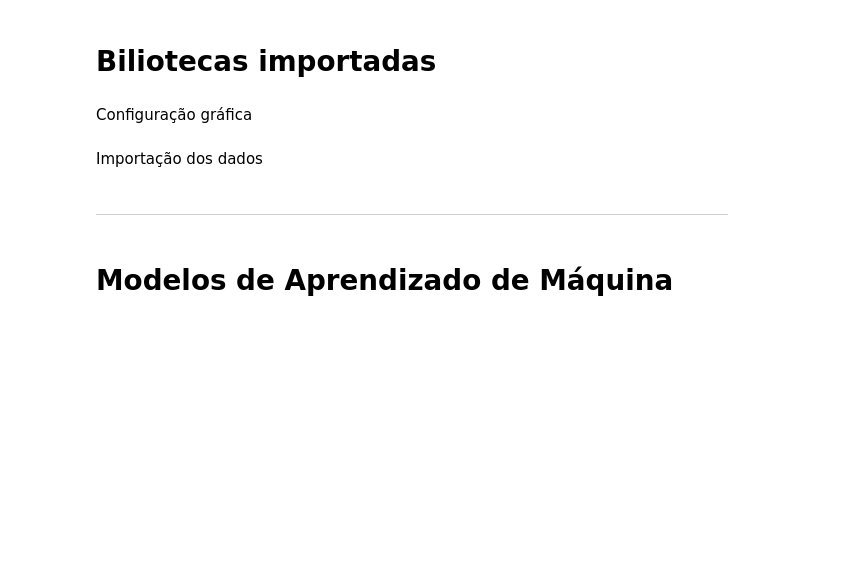
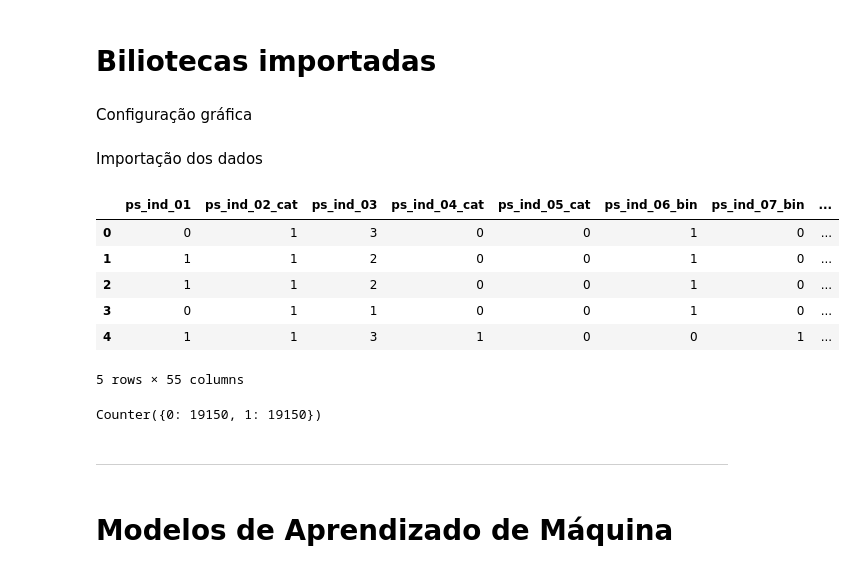
Before and after one commit to fernandohitmas/data_science_challenges, a Jupyter notebook: scripts/kaggle_porto_seguro_safe_driver/03.1.modelling_under_sampling.ipynb, the cells around one changed output. Cells and saved outputs as stored; diff of their text form; code cells hidden in the pictures; blank space fills up the shorter version.

```diff
--- a/scripts/kaggle_porto_seguro_safe_driver/03.1.modelling_under_sampling.ipynb
+++ b/scripts/kaggle_porto_seguro_safe_driver/03.1.modelling_under_sampling.ipynb
@@ -37,3 +67,13 @@ Importação dos dados
 # %%
-dados_brutos = pd.read_csv(path_train)
-dados_brutos_teste = pd.read_csv(path_test)
+dados = pd.read_csv(path)
+# dados_brutos_teste = pd.read_csv(path_test)
+# %%
+dados.head()
+# %% [output]
+|  | ps_ind_01 | ps_ind_02_cat | ps_ind_03 | ps_ind_04_cat | ps_ind_05_cat | ps_ind_06_bin | ps_ind_07_bin | ... |
+| 0 | 0 | 1 | 3 | 0 | 0 | 1 | 0 | ... |
+| 1 | 1 | 1 | 2 | 0 | 0 | 1 | 0 | ... |
+| 2 | 1 | 1 | 2 | 0 | 0 | 1 | 0 | ... |
+| 3 | 0 | 1 | 1 | 0 | 0 | 1 | 0 | ... |
+| 4 | 1 | 1 | 3 | 1 | 0 | 0 | 1 | ... |
+5 rows × 55 columns
@@ -40,3 +82,7 @@ dados_brutos_teste = pd.read_csv(path_test)
+# %%
+Counter(dados.iloc[:,-1])
+# %% [output]
+Counter({0: 19150, 1: 19150})
 # %% [markdown]
 ---
 # %% [markdown]
```
Also changed, not shown: parts of 18 cells of this notebook.
